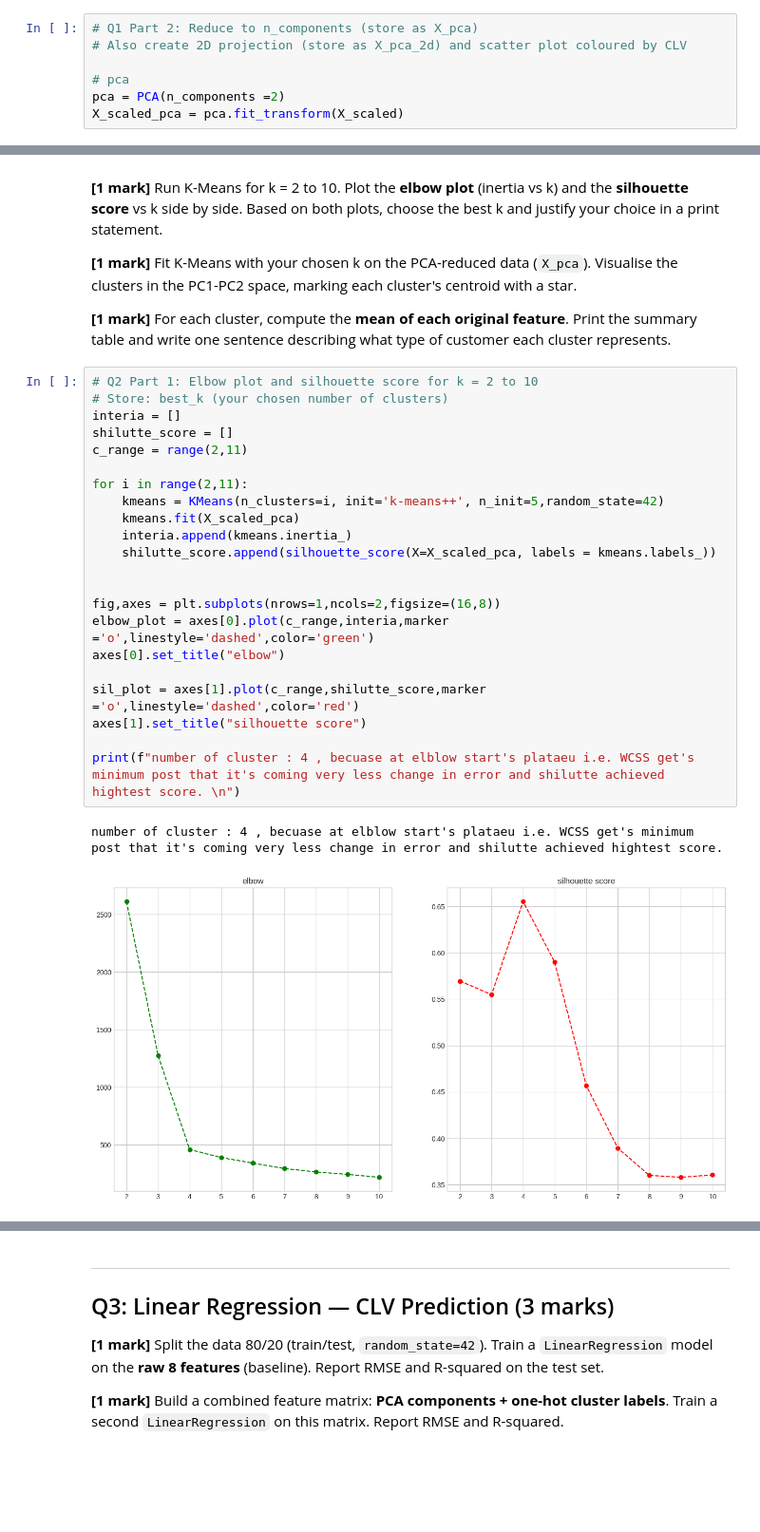
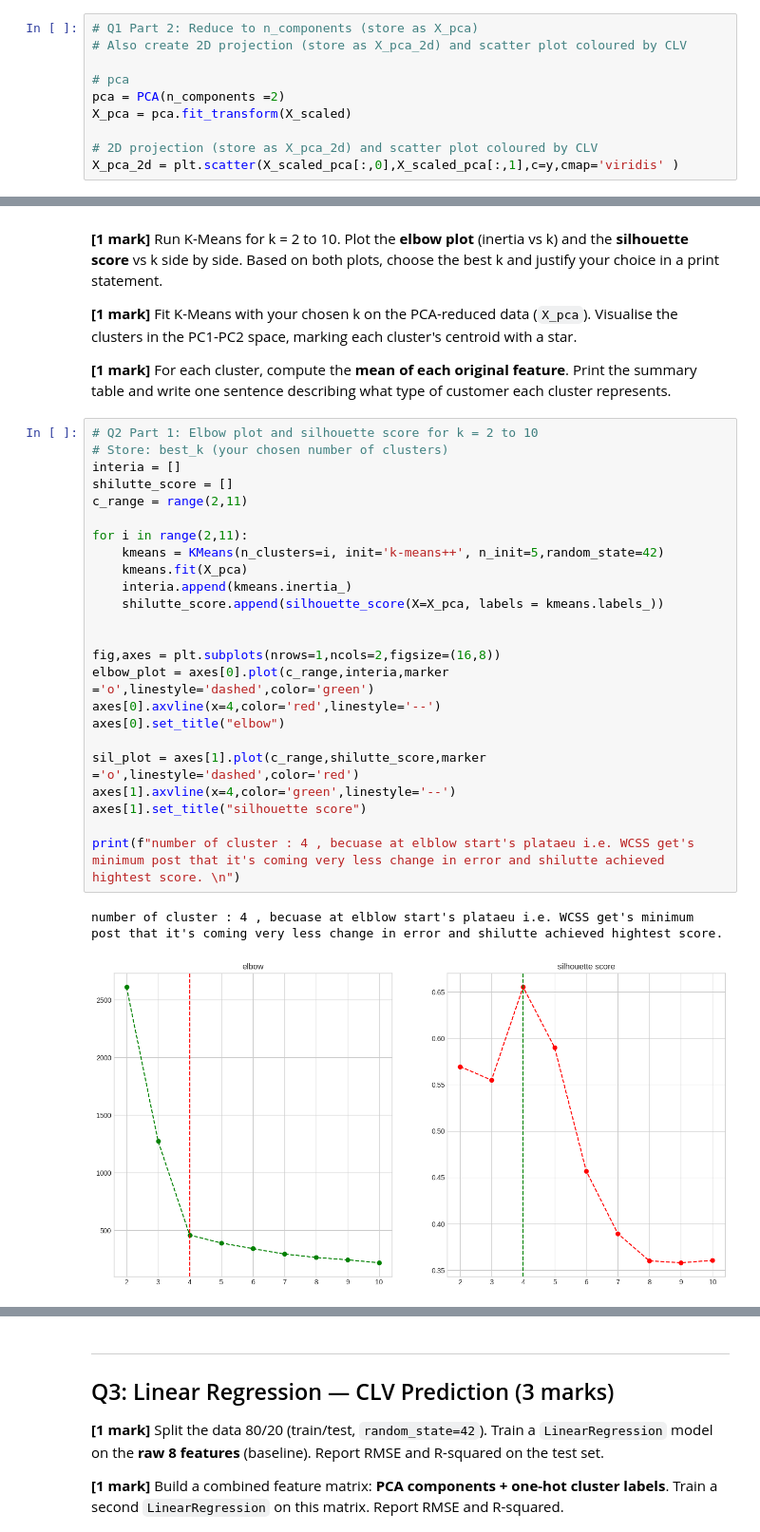
Before and after one commit to kumaramardeep342/AI_Lab, a Jupyter notebook: Assignment/Assignment 1/Assignment 1 - Customer Lifetime Value Prediction.ipynb, the cells around one changed output, grey strips where cells are left out. Shown at 95% size. Saved outputs shown, nothing was run; the diff lists cells and outputs as text; blank space fills up the shorter version.

```diff
--- a/Assignment/Assignment 1/Assignment 1 - Customer Lifetime Value Prediction.ipynb
+++ b/Assignment/Assignment 1/Assignment 1 - Customer Lifetime Value Prediction.ipynb
@@ -125,4 +122,7 @@ no. of component for 80% variance : 3
 
 # pca
 pca = PCA(n_components =2)
-X_scaled_pca = pca.fit_transform(X_scaled)
+X_pca = pca.fit_transform(X_scaled)
+
+# 2D projection (store as X_pca_2d) and scatter plot coloured by CLV
+X_pca_2d = plt.scatter(X_scaled_pca[:,0],X_scaled_pca[:,1],c=y,cmap='viridis' )
@@ -147,28 +158,30 @@ pca_compoenet_df
 # %%
 # Q2 Part 1: Elbow plot and silhouette score for k = 2 to 10
 # Store: best_k (your chosen number of clusters)
 interia = []
 shilutte_score = []
 c_range = range(2,11)
 
 for i in range(2,11):
     kmeans = KMeans(n_clusters=i, init='k-means++', n_init=5,random_state=42)
-    kmeans.fit(X_scaled_pca)
+    kmeans.fit(X_pca)
     interia.append(kmeans.inertia_)
-    shilutte_score.append(silhouette_score(X=X_scaled_pca, labels = kmeans.labels_))
+    shilutte_score.append(silhouette_score(X=X_pca, labels = kmeans.labels_))
 
 
 fig,axes = plt.subplots(nrows=1,ncols=2,figsize=(16,8))
 elbow_plot = axes[0].plot(c_range,interia,marker ='o',linestyle='dashed',color='green')
+axes[0].axvline(x=4,color='red',linestyle='--')
 axes[0].set_title("elbow")
 
 sil_plot = axes[1].plot(c_range,shilutte_score,marker ='o',linestyle='dashed',color='red')
+axes[1].axvline(x=4,color='green',linestyle='--')
 axes[1].set_title("silhouette score")
 
 print(f"number of cluster : 4 , becuase at elblow start's plataeu i.e. WCSS get's minimum post that it's coming very less change in error and shilutte achieved hightest score. \n")
 # %% [output]
 number of cluster : 4 , becuase at elblow start's plataeu i.e. WCSS get's minimum post that it's coming very less change in error and shilutte achieved hightest score.
-[figure, old version]
+[figure, new version]
 # %%
 # Q2 Part 2: Fit K-Means with best_k, visualise clusters in PC1-PC2 space
 # Store: labels (cluster assignments for all 800 customers)
```
Also changed, not shown: parts of 13 cells of this notebook, 6 other files.
